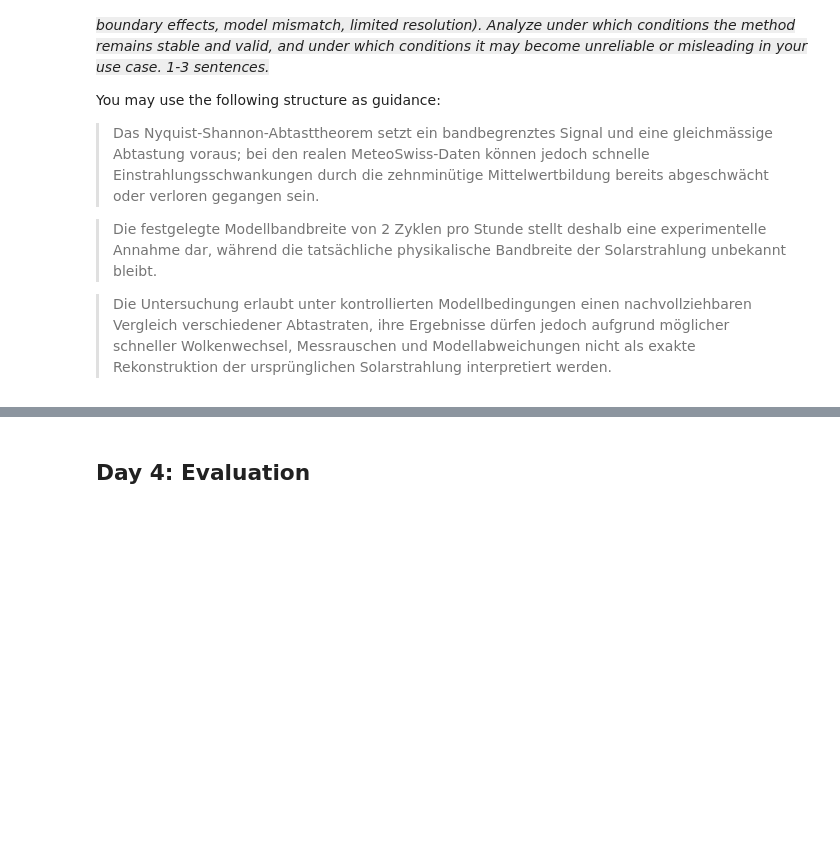
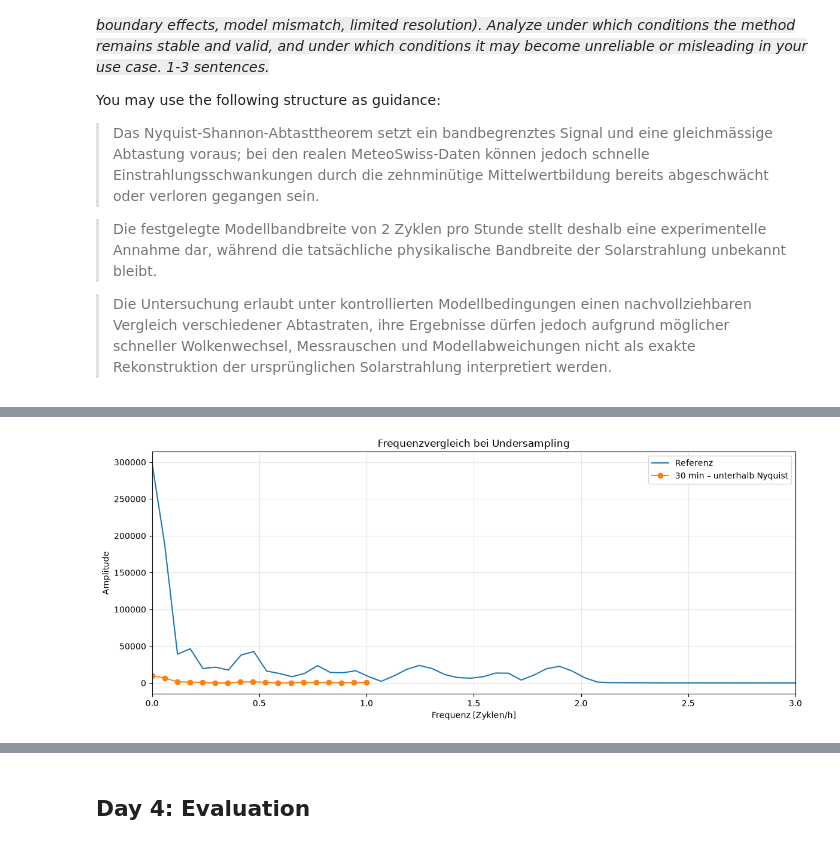
Before and after one commit to Haris-1-1/gbsv, a Jupyter notebook: gbsv_mc1/notebooks/01_sampling_theorem.ipynb, the cells around one changed output, grey strips where cells are left out. Saved outputs shown, nothing was run; the diff lists cells and outputs as text; code cells hidden in the pictures; blank space fills up the shorter version.

```diff
--- a/gbsv_mc1/notebooks/01_sampling_theorem.ipynb
+++ b/gbsv_mc1/notebooks/01_sampling_theorem.ipynb
@@ -178,0 +365,45 @@ The code should be written in a clear and structured manner such that its logic
+# %%
+reference_spectrum = np.abs(
+    np.fft.rfft(reference_signal)
+)
+
+reference_frequencies = np.fft.rfftfreq(
+    len(reference_signal),
+    d=1 / 60
+)
+
+sample_30_spectrum = np.abs(
+    np.fft.rfft(sample_30)
+)
+
+sample_30_frequencies = np.fft.rfftfreq(
+    len(sample_30),
+    d=0.5
+)
+# %%
+plt.figure(figsize=(12, 5))
+
+plt.plot(
+    reference_frequencies,
+    reference_spectrum,
+    label="Referenz"
+)
+
+plt.plot(
+    sample_30_frequencies,
+    sample_30_spectrum,
+    marker="o",
+    label="30 min – unterhalb Nyquist"
+)
+
+plt.xlim(0, 3)
+
+plt.title("Frequenzvergleich bei Undersampling")
+plt.xlabel("Frequenz [Zyklen/h]")
+plt.ylabel("Amplitude")
+plt.legend()
+plt.grid(alpha=0.3)
+plt.tight_layout()
+plt.show()
+# %% [output]
+[figure, added]
```
Also changed, not shown: parts of 20 cells of this notebook.
